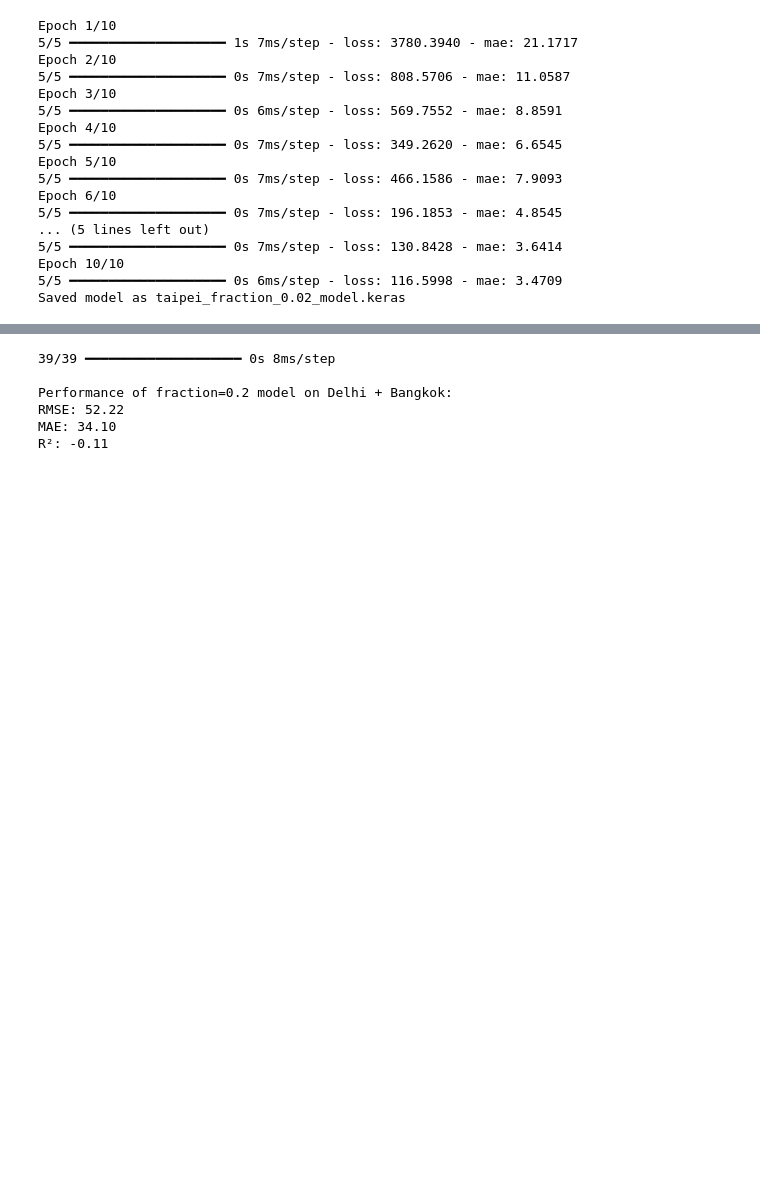
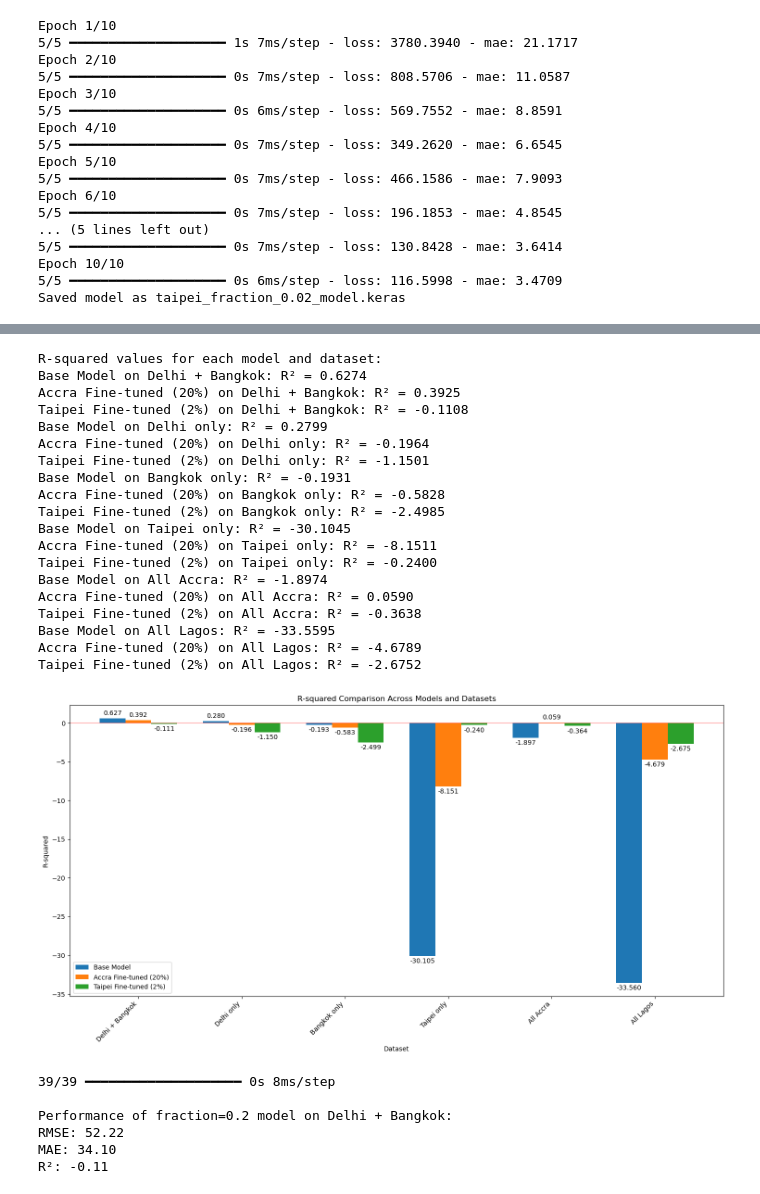
Before and after one commit to sabrinahu5/stat288-final-project, a Jupyter notebook: gee_processing.ipynb, the cells around one changed output, grey strips where cells are left out. Saved outputs shown, nothing was run; the diff lists cells and outputs as text; code cells hidden in the pictures; blank space fills up the shorter version.

Commit message:
images

```diff
--- a/gee_processing.ipynb
+++ b/gee_processing.ipynb
@@ -1262,3 +1303,60 @@ ValueError: All arrays must be of the same length
+# %%
+# Calculate and display R-squared values for each model and dataset
+print("\nR-squared values for each model and dataset:")
+r2_results = {}
+
+for dataset_name, (X, y) in datasets.items():
+    r2_results[dataset_name] = {}
+
+    for model_name, m in models.items():
+        y_pred = results[dataset_name][model_name]["y_pred"]
+        r2 = r2_score(y, y_pred)
+        r2_results[dataset_name][model_name] = r2
+        print(f"{model_name} on {dataset_name}: R² = {r2:.4f}")
+
+# Create a summary bar chart of R-squared values
+plt.figure(figsize=(15, 8))
+datasets_list = list(datasets.keys())
+x = np.arange(len(datasets_list))
+width = 0.25
+multiplier = 0
+
+for model_name, m in models.items():
+    r2_values = [r2_results[dataset][model_name] for dataset in datasets_list]
+    offset = width * multiplier
+    rects = plt.bar(x + offset, r2_values, width, label=model_name)
+    plt.bar_label(rects, fmt='%.3f', padding=3)
+    multiplier += 1
+
+plt.xlabel('Dataset')
+plt.ylabel('R-squared')
+plt.title('R-squared Comparison Across Models and Datasets')
+plt.xticks(x + width, datasets_list, rotation=45, ha='right')
+plt.legend(loc='lower left')
+plt.axhline(y=0, color='r', linestyle='-', alpha=0.3)  # Reference line at R²=0
+plt.tight_layout()
+plt.show()
+# %% [output]
+R-squared values for each model and dataset:
+Base Model on Delhi + Bangkok: R² = 0.6274
+Accra Fine-tuned (20%) on Delhi + Bangkok: R² = 0.3925
+Taipei Fine-tuned (2%) on Delhi + Bangkok: R² = -0.1108
+Base Model on Delhi only: R² = 0.2799
+Accra Fine-tuned (20%) on Delhi only: R² = -0.1964
+Taipei Fine-tuned (2%) on Delhi only: R² = -1.1501
+Base Model on Bangkok only: R² = -0.1931
+Accra Fine-tuned (20%) on Bangkok only: R² = -0.5828
+Taipei Fine-tuned (2%) on Bangkok only: R² = -2.4985
+Base Model on Taipei only: R² = -30.1045
+Accra Fine-tuned (20%) on Taipei only: R² = -8.1511
+Taipei Fine-tuned (2%) on Taipei only: R² = -0.2400
+Base Model on All Accra: R² = -1.8974
+Accra Fine-tuned (20%) on All Accra: R² = 0.0590
+Taipei Fine-tuned (2%) on All Accra: R² = -0.3638
+Base Model on All Lagos: R² = -33.5595
+Accra Fine-tuned (20%) on All Lagos: R² = -4.6789
+Taipei Fine-tuned (2%) on All Lagos: R² = -2.6752
+[figure, added]
 # %%
 # 1. Evaluate on Hold-out Delhi + Bangkok data
 # Combine Delhi and Bangkok data
```
Also changed, not shown: parts of 1 cell of this notebook, 36 other files.
